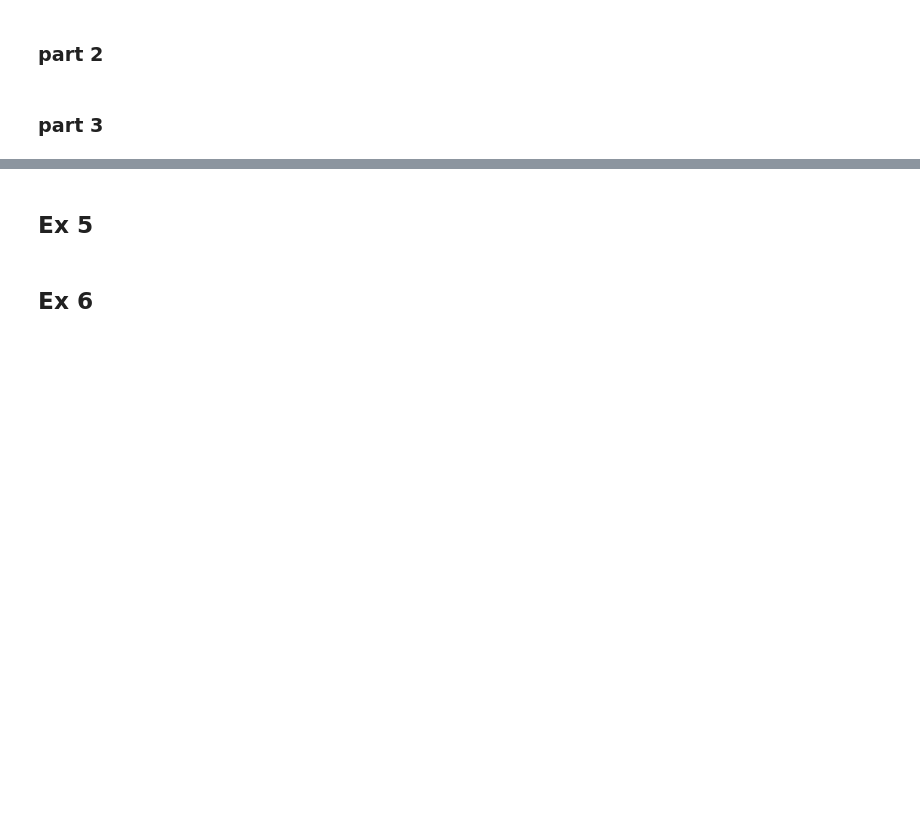
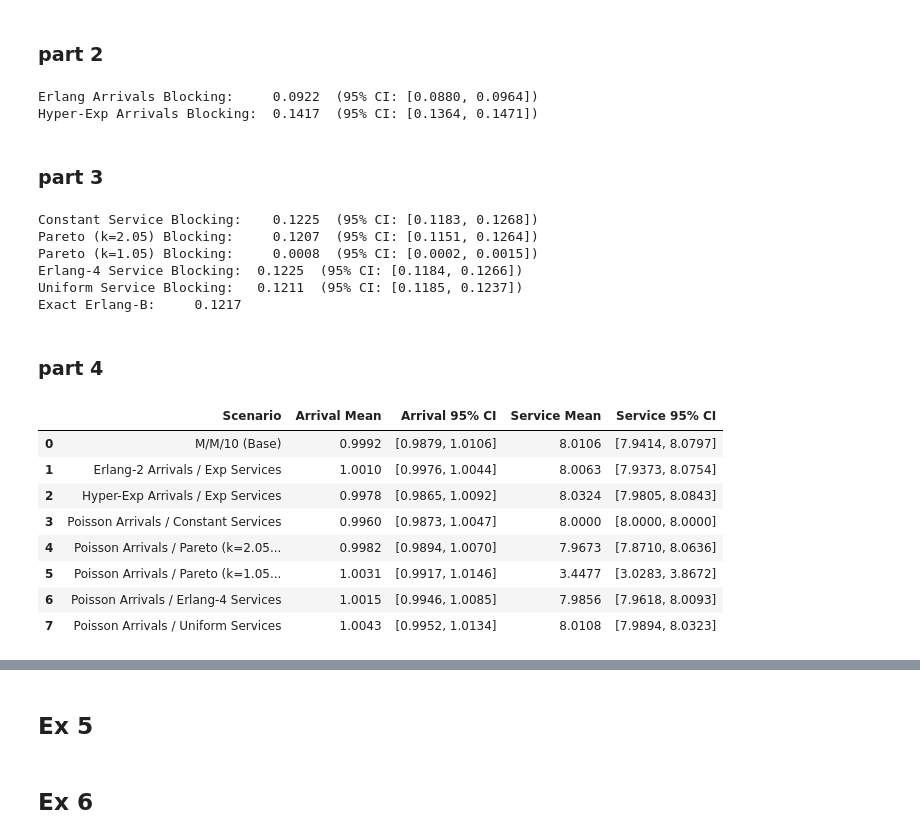
Before and after one commit to markus1573/stokastisk-simulering, a Jupyter notebook: Markus/week1.ipynb, the cells around one changed output, grey strips where cells are left out. Cells and saved outputs as stored; diff of their text form; code cells hidden in the pictures; blank space fills up the shorter version.

```diff
--- a/Markus/week1.ipynb
+++ b/Markus/week1.ipynb
@@ -1374,11 +1384,14 @@ def arr_hyper_exp(n):
                     np.random.exponential(scale=1/5, size=n))
 
 
-mean_erl, low_erl, up_erl = simulate_loss_system(arr_erlang, srv_exp)
-mean_hyp, low_hyp, up_hyp = simulate_loss_system(arr_hyper_exp, srv_exp)
+mean_erl, low_erl, up_erl, arr_mean_erl, srv_mean_erl = simulate_loss_system(arr_erlang, srv_exp)
+mean_hyp, low_hyp, up_hyp, arr_mean_hyp, srv_mean_hyp = simulate_loss_system(arr_hyper_exp, srv_exp)
 
 print(f"Erlang Arrivals Blocking:     {mean_erl:.4f}  (95% CI: [{low_erl:.4f}, {up_erl:.4f}])")
 print(f"Hyper-Exp Arrivals Blocking:  {mean_hyp:.4f}  (95% CI: [{low_hyp:.4f}, {up_hyp:.4f}])")
+# %% [output]
+Erlang Arrivals Blocking:     0.0922  (95% CI: [0.0880, 0.0964])
+Hyper-Exp Arrivals Blocking:  0.1417  (95% CI: [0.1364, 0.1471])
 # %% [markdown]
 ### part 3
 # %%
@@ -1407,14 +1420,14 @@ def srv_uniform(n):
     return np.random.uniform(low=0.0, high=2.0 * MEAN_SERV, size=n)
 
 
-mean_con, low_con, up_con = simulate_loss_system(arr_poisson, srv_const)
+mean_con, low_con, up_con, arr_mean_con, srv_mean_con = simulate_loss_system(arr_poisson, srv_const)
 
-mean_p1, low_p1, up_p1 = simulate_loss_system(arr_poisson, srv_pareto_105)
-mean_p2, low_p2, up_p2 = simulate_loss_system(arr_poisson, srv_pareto_205)
+mean_p1, low_p1, up_p1, arr_mean_p1, srv_mean_p1 = simulate_loss_system(arr_poisson, srv_pareto_105)
+mean_p2, low_p2, up_p2, arr_mean_p2 , srv_mean_p2 = simulate_loss_system(arr_poisson, srv_pareto_205)
 
 # Run the simulations using the core logic defined in Cell 2
-mean_erl4, low_erl4, up_erl4 = simulate_loss_system(arr_poisson, srv_erlang4)
-mean_uni, low_uni, up_uni = simulate_loss_system(arr_poisson, srv_uniform)
+mean_erl4, low_erl4, up_erl4, arr_mean_erl4 , srv_mean_erl4 = simulate_loss_system(arr_poisson, srv_erlang4)
+mean_uni, low_uni, up_uni, arr_mean_uni, srv_mean_uni = simulate_loss_system(arr_poisson, srv_uniform)
 
 print(f"Constant Service Blocking:    {mean_con:.4f}  (95% CI: [{low_con:.4f}, {up_con:.4f}])")
 
@@ -1425,3 +1438,56 @@ print(f"Erlang-4 Service Blocking:  {mean_erl4:.4f}  (95% CI: [{low_erl4:.4f}, {
 print(f"Uniform Service Blocking:   {mean_uni:.4f}  (95% CI: [{low_uni:.4f}, {up_uni:.4f}])")
 
 print(f"Exact Erlang-B:     {erlang_b(MEAN_ARR * MEAN_SERV, M_SERVERS):.4f}")
+# %% [output]
+Constant Service Blocking:    0.1225  (95% CI: [0.1183, 0.1268])
+Pareto (k=2.05) Blocking:     0.1207  (95% CI: [0.1151, 0.1264])
+Pareto (k=1.05) Blocking:     0.0008  (95% CI: [0.0002, 0.0015])
+Erlang-4 Service Blocking:  0.1225  (95% CI: [0.1184, 0.1266])
+Uniform Service Blocking:   0.1211  (95% CI: [0.1185, 0.1237])
+Exact Erlang-B:     0.1217
+# %% [markdown]
+### part 4
+# %%
+import pandas as pd
+
+# List of scenarios with their display names and corresponding arrival/service mean lists
+scenarios = [
+    ("M/M/10 (Base)", arr_mean_base, srv_mean_base),
+    ("Erlang-2 Arrivals / Exp Services", arr_mean_erl, srv_mean_erl),
+    ("Hyper-Exp Arrivals / Exp Services", arr_mean_hyp, srv_mean_hyp),
+    ("Poisson Arrivals / Constant Services", arr_mean_con, srv_mean_con),
+    ("Poisson Arrivals / Pareto (k=2.05) Services", arr_mean_p2, srv_mean_p2),
+    ("Poisson Arrivals / Pareto (k=1.05) Services", arr_mean_p1, srv_mean_p1),
+    ("Poisson Arrivals / Erlang-4 Services", arr_mean_erl4, srv_mean_erl4),
+    ("Poisson Arrivals / Uniform Services", arr_mean_uni, srv_mean_uni),
+]
+
+table_data = []
+for name, arr_data, srv_data in scenarios:
+    # Calculate CIs using your compute_ci function
+    mean_arr, low_arr, up_arr = compute_ci(arr_data)
+    mean_srv, low_srv, up_srv = compute_ci(srv_data)
+
+    table_data.append({
+        "Scenario": name,
+        "Arrival Mean": f"{mean_arr:.4f}",
+        "Arrival 95% CI": f"[{low_arr:.4f}, {up_arr:.4f}]",
+        "Service Mean": f"{mean_srv:.4f}",
+        "Service 95% CI": f"[{low_srv:.4f}, {up_srv:.4f}]"
+    })
+
+# Create a DataFrame
+df = pd.DataFrame(table_data)
+
+# Display the styled table in Jupyter Notebook
+df
+# %% [output]
+|  | Scenario | Arrival Mean | Arrival 95% CI | Service Mean | Service 95% CI |
+| 0 | M/M/10 (Base) | 0.9992 | [0.9879, 1.0106] | 8.0106 | [7.9414, 8.0797] |
+| 1 | Erlang-2 Arrivals / Exp Services | 1.0010 | [0.9976, 1.0044] | 8.0063 | [7.9373, 8.0754] |
+| 2 | Hyper-Exp Arrivals / Exp Services | 0.9978 | [0.9865, 1.0092] | 8.0324 | [7.9805, 8.0843] |
+| 3 | Poisson Arrivals / Constant Services | 0.9960 | [0.9873, 1.0047] | 8.0000 | [8.0000, 8.0000] |
+| 4 | Poisson Arrivals / Pareto (k=2.05... | 0.9982 | [0.9894, 1.0070] | 7.9673 | [7.8710, 8.0636] |
+| 5 | Poisson Arrivals / Pareto (k=1.05... | 1.0031 | [0.9917, 1.0146] | 3.4477 | [3.0283, 3.8672] |
+| 6 | Poisson Arrivals / Erlang-4 Services | 1.0015 | [0.9946, 1.0085] | 7.9856 | [7.9618, 8.0093] |
+| 7 | Poisson Arrivals / Uniform Services | 1.0043 | [0.9952, 1.0134] | 8.0108 | [7.9894, 8.0323] |
```
Also changed, not shown: parts of 2 cells of this notebook.
